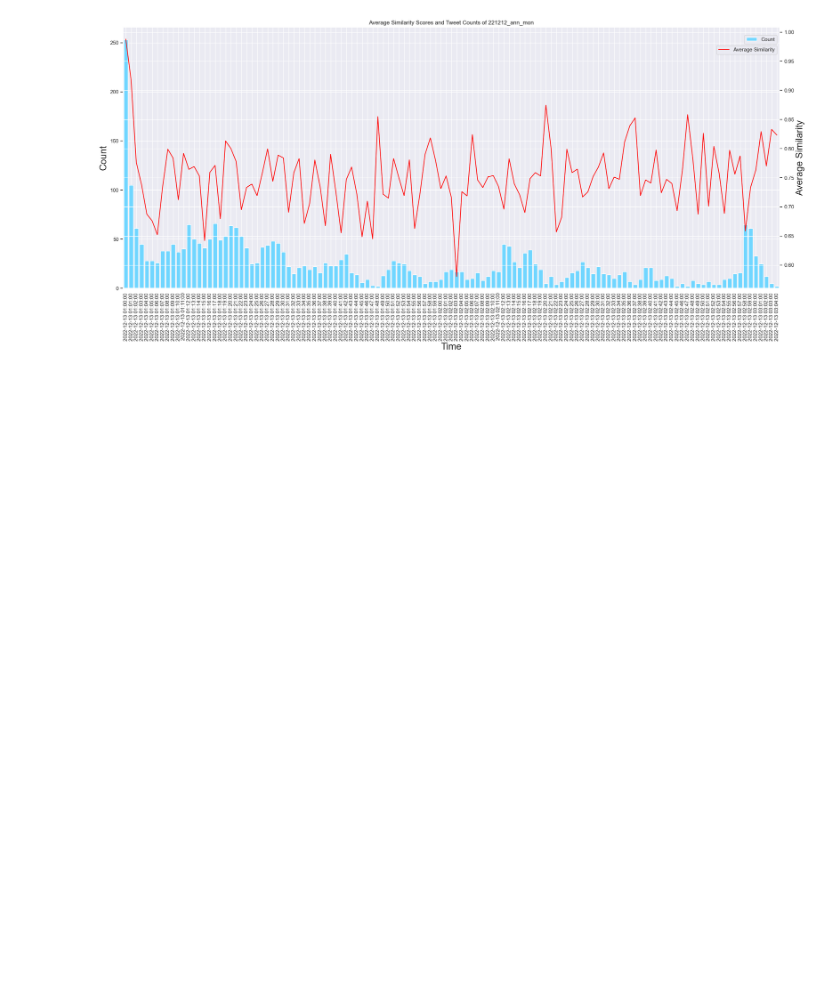
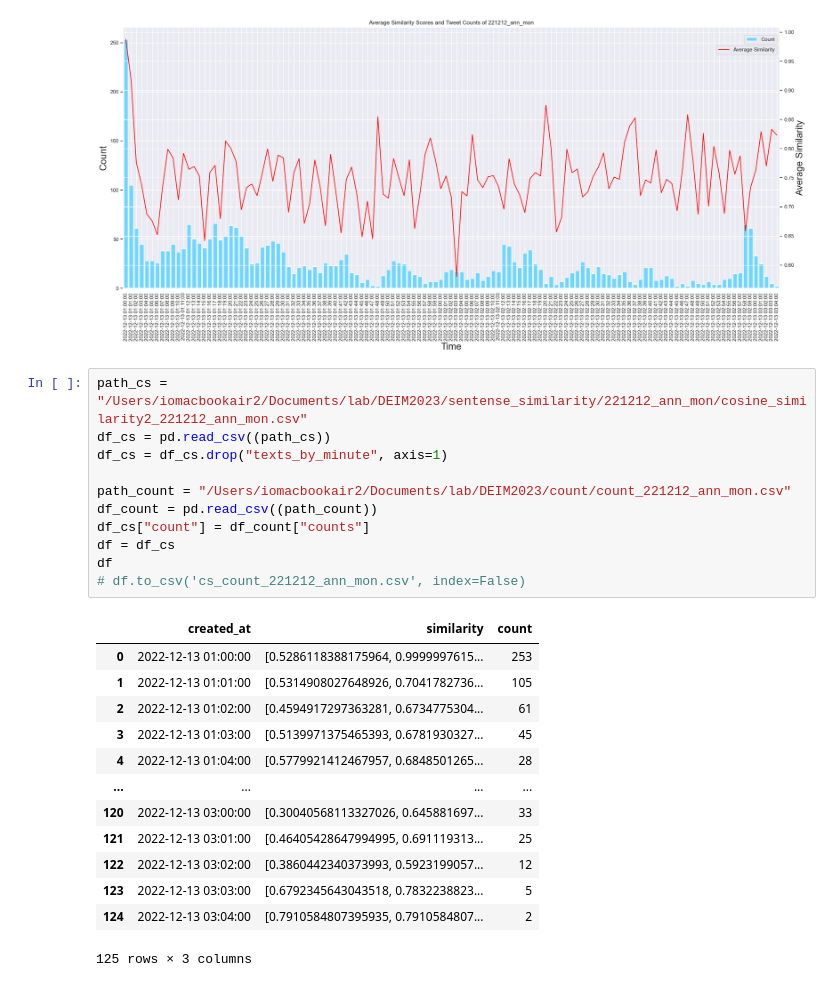
Before and after one commit to Ota1022/DEIM2023, a Jupyter notebook: sentense_similarity/221212_ann_mon/visualize_cs_221212_ann_mon.ipynb, the cells around one changed output. Drawn from its saved outputs; the diff is of its cells as text; blank space fills up the shorter version.

```diff
--- a/sentense_similarity/221212_ann_mon/visualize_cs_221212_ann_mon.ipynb
+++ b/sentense_similarity/221212_ann_mon/visualize_cs_221212_ann_mon.ipynb
@@ -71,3 +71,28 @@ ax2.legend(loc="upper right", bbox_to_anchor=(1,0.94))
 plt.show()
 # %% [output]
 [figure]
+# %%
+path_cs = "/Users/iomacbookair2/Documents/lab/DEIM2023/sentense_similarity/221212_ann_mon/cosine_similarity2_221212_ann_mon.csv"
+df_cs = pd.read_csv((path_cs))
+df_cs = df_cs.drop("texts_by_minute", axis=1)
+
+path_count = "/Users/iomacbookair2/Documents/lab/DEIM2023/count/count_221212_ann_mon.csv"
+df_count = pd.read_csv((path_count))
+df_cs["count"] = df_count["counts"]
+df = df_cs
+df
+# df.to_csv('cs_count_221212_ann_mon.csv', index=False)
+# %% [output]
+|  | created_at | similarity | count |
+| 0 | 2022-12-13 01:00:00 | [0.5286118388175964, 0.9999997615... | 253 |
+| 1 | 2022-12-13 01:01:00 | [0.5314908027648926, 0.7041782736... | 105 |
+| 2 | 2022-12-13 01:02:00 | [0.4594917297363281, 0.6734775304... | 61 |
+| 3 | 2022-12-13 01:03:00 | [0.5139971375465393, 0.6781930327... | 45 |
+| 4 | 2022-12-13 01:04:00 | [0.5779921412467957, 0.6848501265... | 28 |
+| ... | ... | ... | ... |
+| 120 | 2022-12-13 03:00:00 | [0.30040568113327026, 0.645881697... | 33 |
+| 121 | 2022-12-13 03:01:00 | [0.46405428647994995, 0.691119313... | 25 |
+| 122 | 2022-12-13 03:02:00 | [0.3860442340373993, 0.5923199057... | 12 |
+| 123 | 2022-12-13 03:03:00 | [0.6792345643043518, 0.7832238823... | 5 |
+| 124 | 2022-12-13 03:04:00 | [0.7910584807395935, 0.7910584807... | 2 |
+125 rows × 3 columns
```
Also changed, not shown: parts of 2 cells of this notebook, 7 other files.
